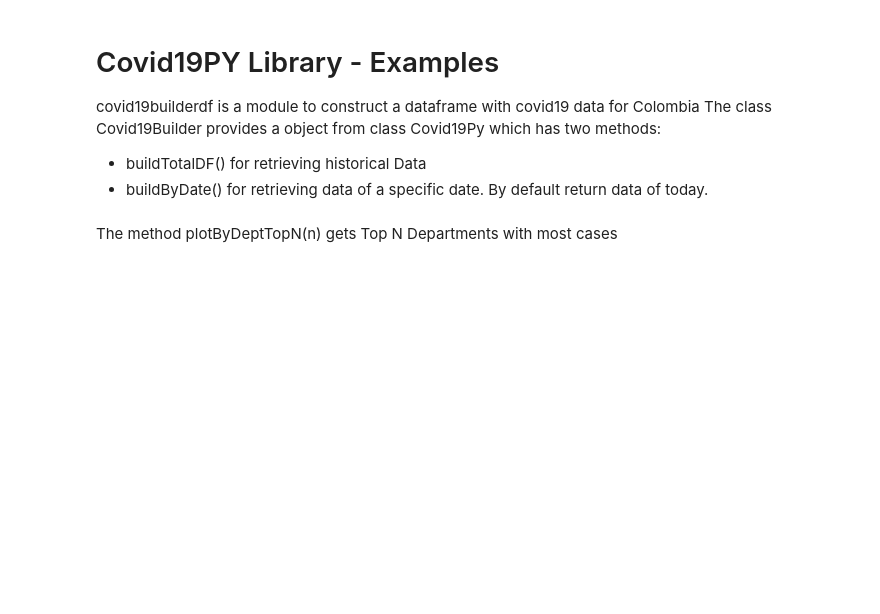
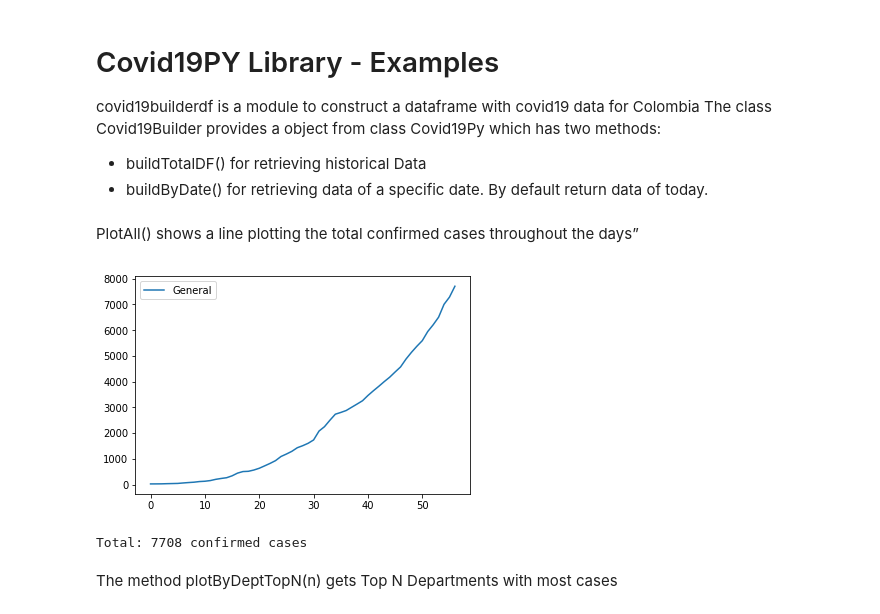
Before and after one commit to mlamprea/covid19, a Jupyter notebook: Covid19Colombia.ipynb, the cells around one changed output. Cells and saved outputs as stored; diff of their text form; code cells hidden in the pictures; blank space fills up the shorter version.

```diff
--- a/Covid19Colombia.ipynb
+++ b/Covid19Colombia.ipynb
@@ -9,6 +9,16 @@ from covid19builderdf  import Covid19Builder
 
 builder = Covid19Builder()
 covid19 = builder.buildTotalDF()
+# %% [markdown]
+PlotAll() shows a line plotting the total confirmed cases throughout the days”
+# %%
+covid19.plotAll()
+# %% [output]
+[figure, added]
+# %%
+print('Total: {} confirmed cases'.format(covid19.getAllData().tail(1).values[0]))
+# %% [output]
+Total: 7708 confirmed cases
 # %% [markdown]
 The method plotByDeptTopN(n) gets Top N Departments with most cases
 # %%
```
